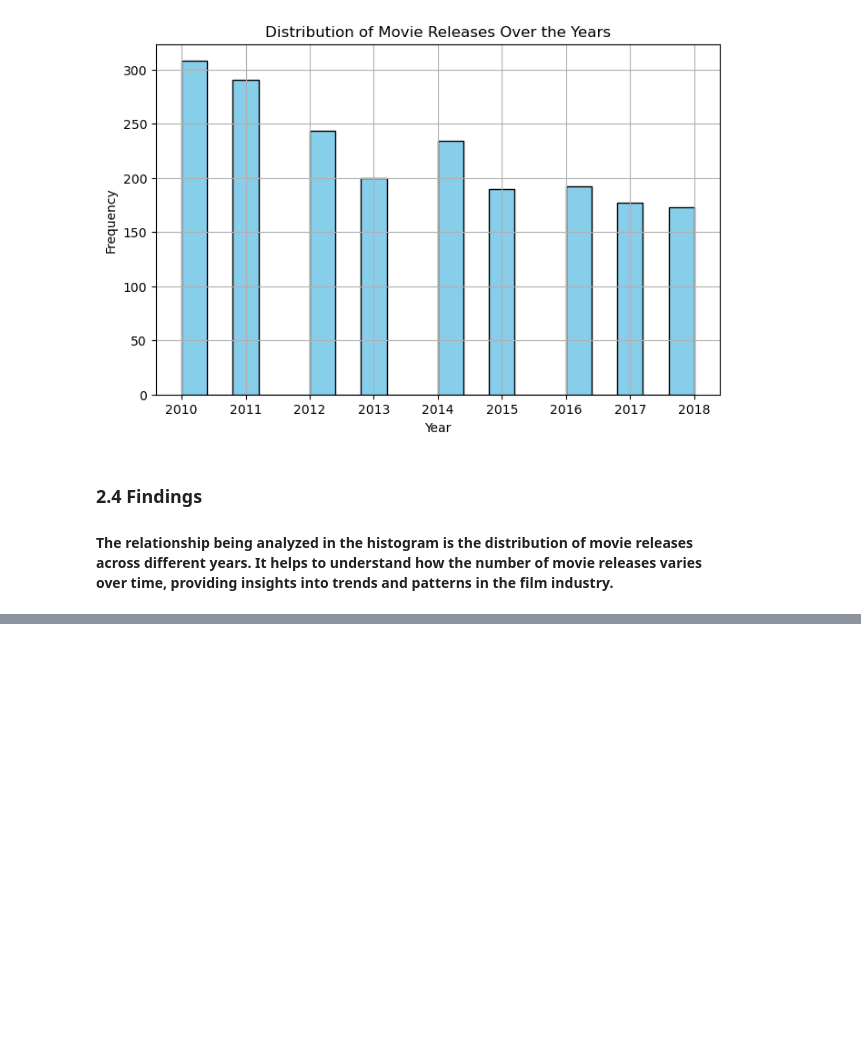
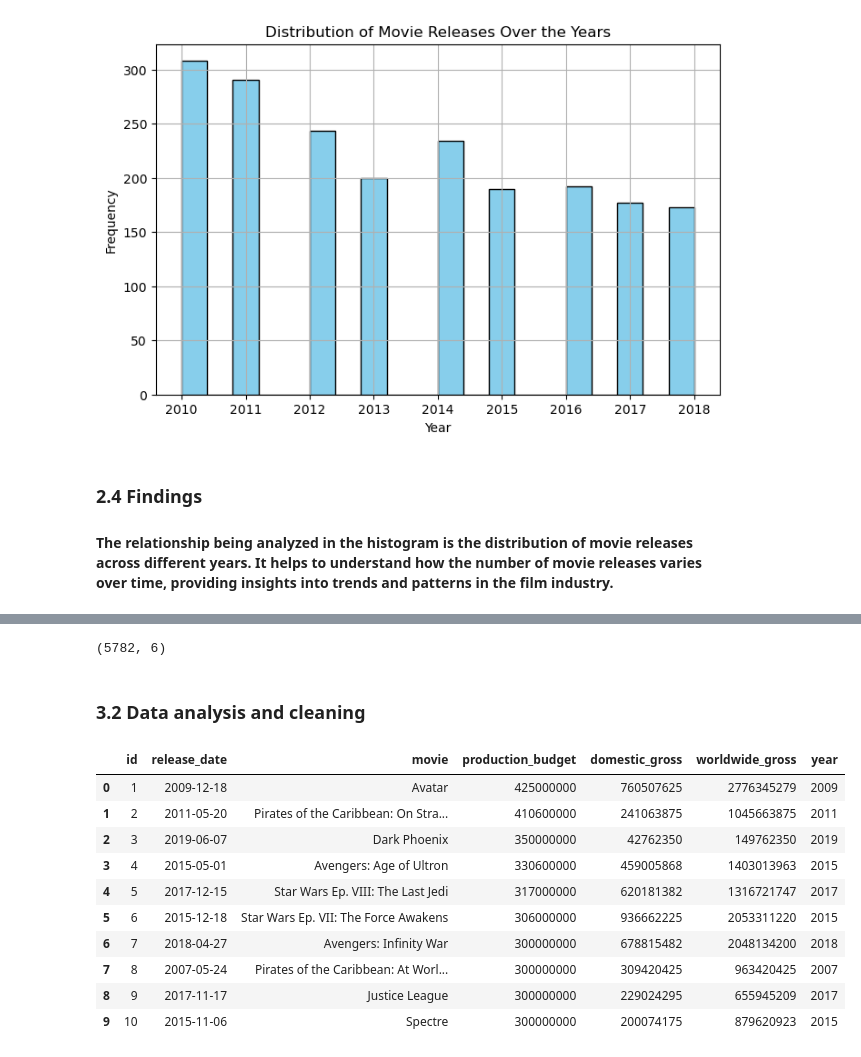
Before and after one commit to celinechege/Movie_analysis, a Jupyter notebook: student.ipynb, the cells around one changed output, grey strips where cells are left out. Cells and saved outputs as stored; diff of their text form; code cells hidden in the pictures; blank space fills up the shorter version.

```diff
--- a/student.ipynb
+++ b/student.ipynb
@@ -197,0 +299,24 @@ plt.show()
+# %%
+#checking the shape
+movie_budgets.shape
+# %% [output]
+(5782, 6)
+# %% [markdown]
+### 3.2 Data analysis and cleaning
+# %%
+#converting object to dateTime for easy manipulation
+movie_budgets['release_date'] = pd.to_datetime(movie_budgets['release_date'], errors='coerce')
+movie_budgets['year'] = movie_budgets['release_date'].dt.strftime('%Y')
+movie_budgets.head(10)
+# %% [output]
+|  | id | release_date | movie | production_budget | domestic_gross | worldwide_gross | year |
+| 0 | 1 | 2009-12-18 | Avatar | 425000000 | 760507625 | 2776345279 | 2009 |
+| 1 | 2 | 2011-05-20 | Pirates of the Caribbean: On Stra... | 410600000 | 241063875 | 1045663875 | 2011 |
+| 2 | 3 | 2019-06-07 | Dark Phoenix | 350000000 | 42762350 | 149762350 | 2019 |
+| 3 | 4 | 2015-05-01 | Avengers: Age of Ultron | 330600000 | 459005868 | 1403013963 | 2015 |
+| 4 | 5 | 2017-12-15 | Star Wars Ep. VIII: The Last Jedi | 317000000 | 620181382 | 1316721747 | 2017 |
+| 5 | 6 | 2015-12-18 | Star Wars Ep. VII: The Force Awakens | 306000000 | 936662225 | 2053311220 | 2015 |
+| 6 | 7 | 2018-04-27 | Avengers: Infinity War | 300000000 | 678815482 | 2048134200 | 2018 |
+| 7 | 8 | 2007-05-24 | Pirates of the Caribbean: At Worl... | 300000000 | 309420425 | 963420425 | 2007 |
+| 8 | 9 | 2017-11-17 | Justice League | 300000000 | 229024295 | 655945209 | 2017 |
+| 9 | 10 | 2015-11-06 | Spectre | 300000000 | 200074175 | 879620923 | 2015 |
```
Also changed, not shown: parts of 18 cells of this notebook.
